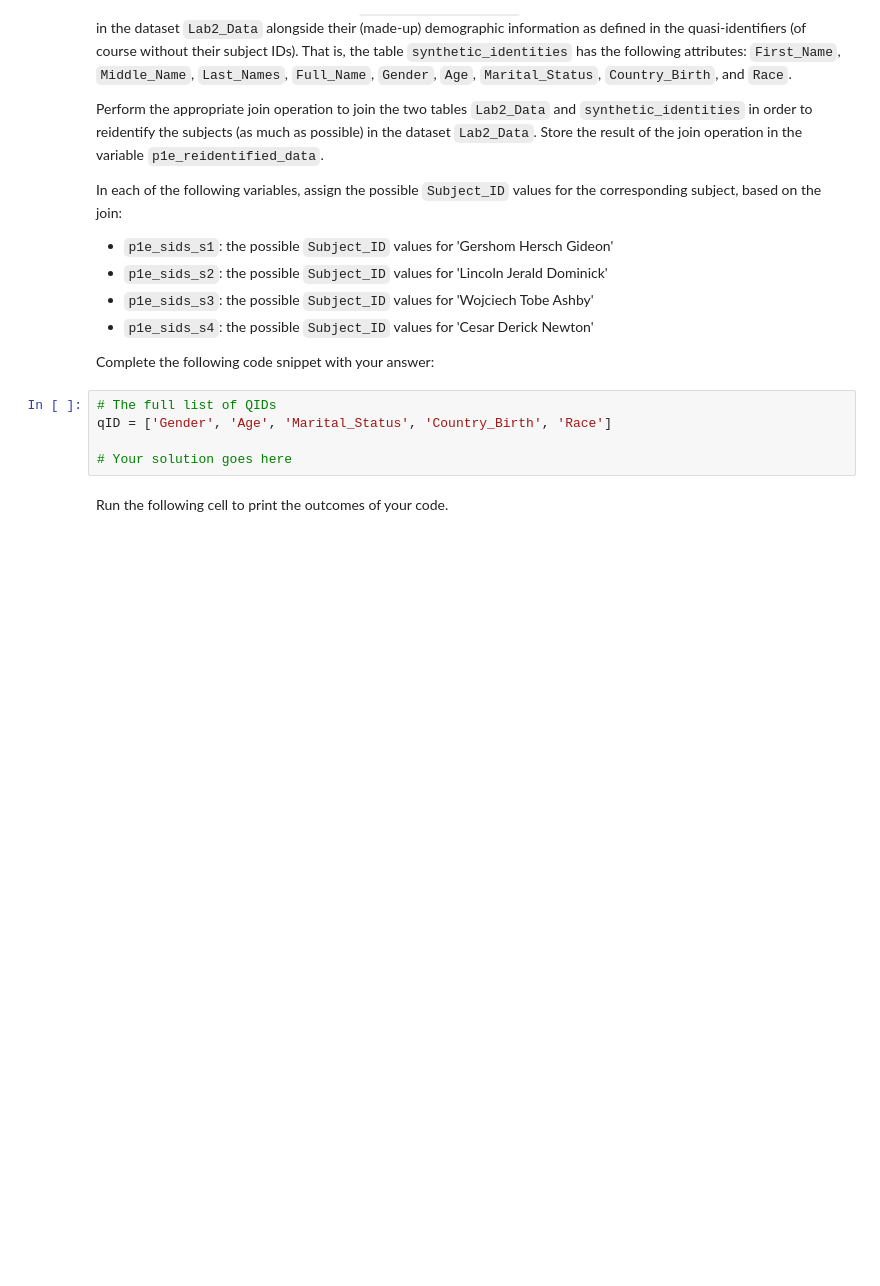
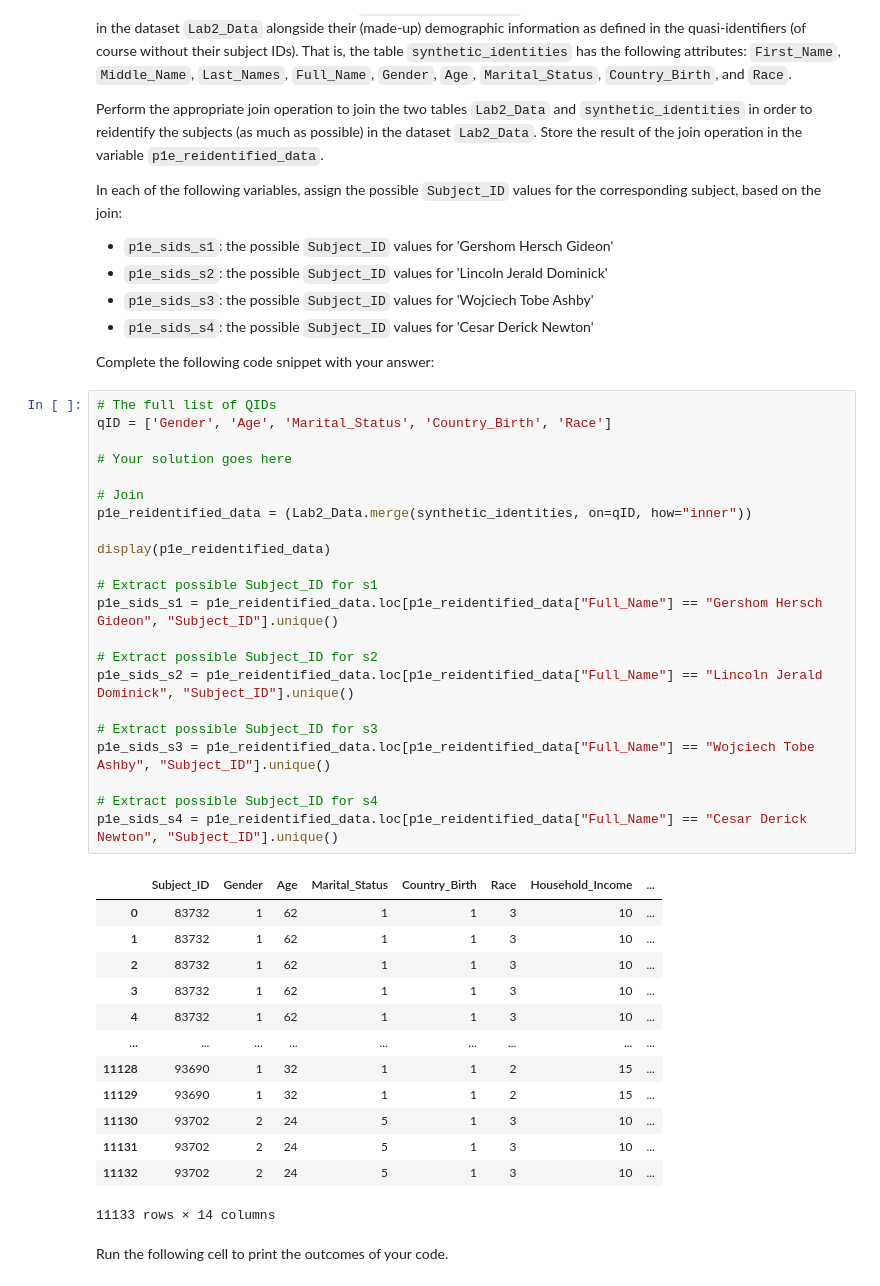
Before and after one commit to dawsofd/mids-datasci233-spring2026-lab2, a Jupyter notebook: Lab2_Dawson.ipynb, the cells around one changed output. Saved outputs shown, nothing was run; the diff lists cells and outputs as text; blank space fills up the shorter version.

```diff
--- a/Lab2_Dawson.ipynb
+++ b/Lab2_Dawson.ipynb
@@ -512,8 +563,39 @@ Complete the following code snippet with your answer:
 # %%
 # The full list of QIDs
 qID = ['Gender', 'Age', 'Marital_Status', 'Country_Birth', 'Race']
 
 # Your solution goes here
+
+# Join
+p1e_reidentified_data = (Lab2_Data.merge(synthetic_identities, on=qID, how="inner"))
+
+display(p1e_reidentified_data)
+
+# Extract possible Subject_ID for s1
+p1e_sids_s1 = p1e_reidentified_data.loc[p1e_reidentified_data["Full_Name"] == "Gershom Hersch Gideon", "Subject_ID"].unique()
+
+# Extract possible Subject_ID for s2
+p1e_sids_s2 = p1e_reidentified_data.loc[p1e_reidentified_data["Full_Name"] == "Lincoln Jerald Dominick", "Subject_ID"].unique()
+
+# Extract possible Subject_ID for s3
+p1e_sids_s3 = p1e_reidentified_data.loc[p1e_reidentified_data["Full_Name"] == "Wojciech Tobe Ashby", "Subject_ID"].unique()
+
+# Extract possible Subject_ID for s4
+p1e_sids_s4 = p1e_reidentified_data.loc[p1e_reidentified_data["Full_Name"] == "Cesar Derick Newton", "Subject_ID"].unique()
+# %% [output]
+|  | Subject_ID | Gender | Age | Marital_Status | Country_Birth | Race | Household_Income | ... |
+| 0 | 83732 | 1 | 62 | 1 | 1 | 3 | 10 | ... |
+| 1 | 83732 | 1 | 62 | 1 | 1 | 3 | 10 | ... |
+| 2 | 83732 | 1 | 62 | 1 | 1 | 3 | 10 | ... |
+| 3 | 83732 | 1 | 62 | 1 | 1 | 3 | 10 | ... |
+| 4 | 83732 | 1 | 62 | 1 | 1 | 3 | 10 | ... |
+| ... | ... | ... | ... | ... | ... | ... | ... | ... |
+| 11128 | 93690 | 1 | 32 | 1 | 1 | 2 | 15 | ... |
+| 11129 | 93690 | 1 | 32 | 1 | 1 | 2 | 15 | ... |
+| 11130 | 93702 | 2 | 24 | 5 | 1 | 3 | 10 | ... |
+| 11131 | 93702 | 2 | 24 | 5 | 1 | 3 | 10 | ... |
+| 11132 | 93702 | 2 | 24 | 5 | 1 | 3 | 10 | ... |
+11133 rows × 14 columns
 # %% [markdown]
 Run the following cell to print the outcomes of your code.
 # %%
```
Also changed, not shown: parts of 14 cells of this notebook.
